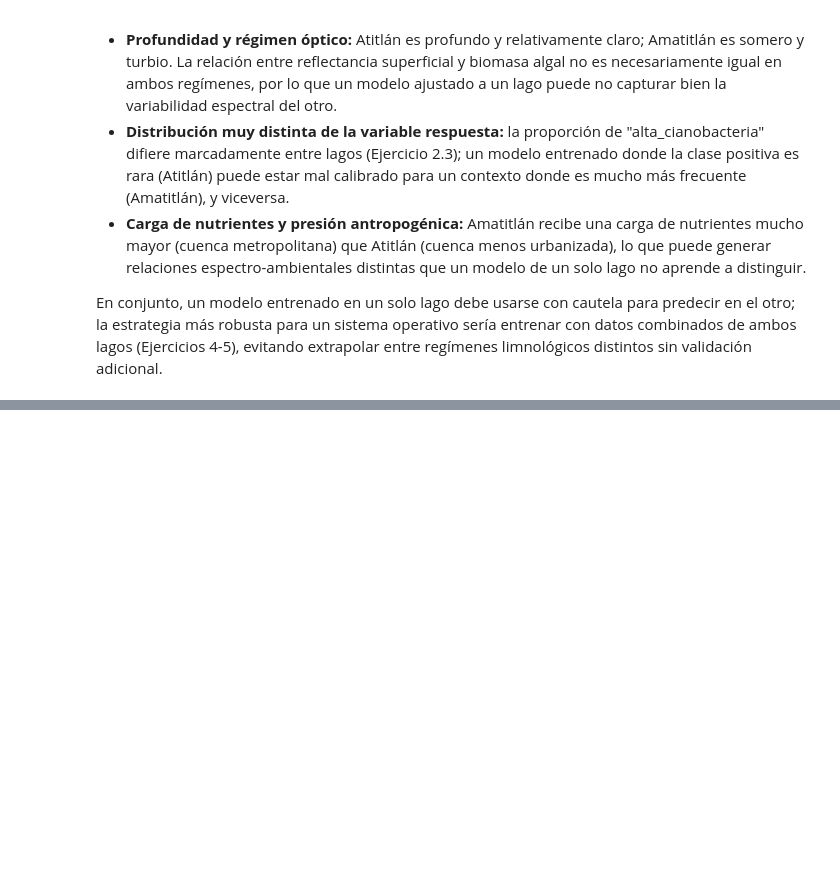
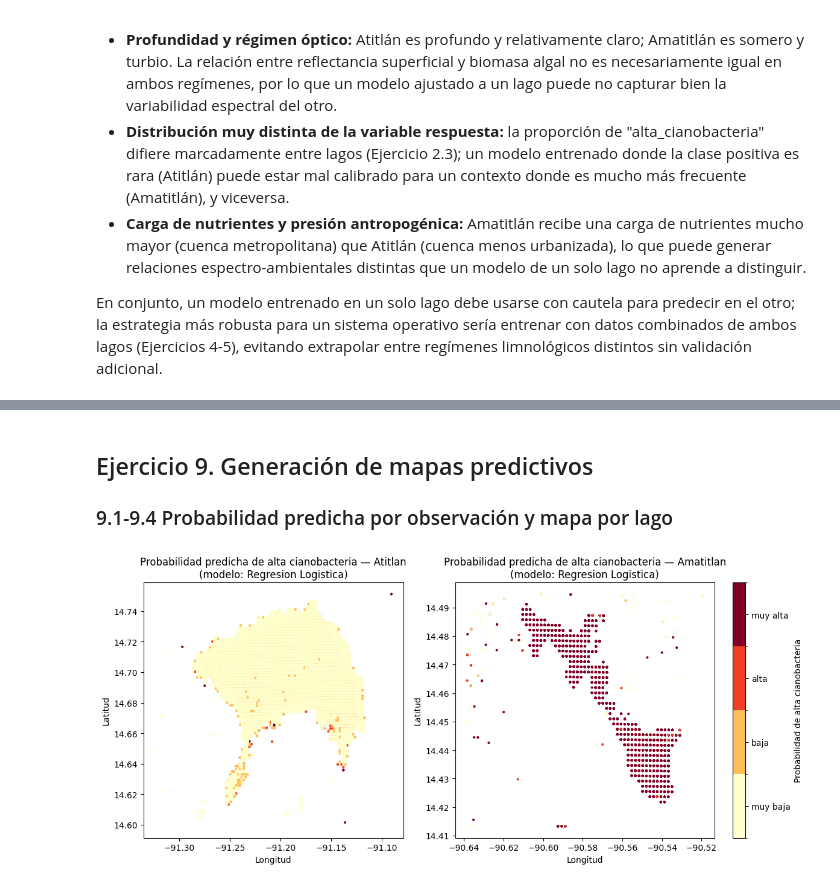
Before and after one commit to DavidDominguez-11/DS-Lab1, a Jupyter notebook: Laboratorio4_Parte2.ipynb, the cells around one changed output, grey strips where cells are left out. Saved outputs shown, nothing was run; the diff lists cells and outputs as text; code cells hidden in the pictures; blank space fills up the shorter version.

```diff
--- a/Laboratorio4_Parte2.ipynb
+++ b/Laboratorio4_Parte2.ipynb
@@ -1040,0 +1137,28 @@ En conjunto, un modelo entrenado en un solo lago debe usarse con cautela para pr
+# %% [markdown]
+## Ejercicio 9. Generación de mapas predictivos
+
+### 9.1-9.4 Probabilidad predicha por observación y mapa por lago
+# %%
+from matplotlib.colors import BoundaryNorm
+
+ml_dataset["proba_alta_cianobacteria"] = BEST_MODEL.predict_proba(ml_dataset[PREDICTOR_COLUMNS])[:, 1]
+
+PROB_BINS = [0.0, 0.25, 0.5, 0.75, 1.0]
+PROB_LABELS = ["muy baja", "baja", "alta", "muy alta"]
+prob_cmap = plt.get_cmap("YlOrRd", 4)
+prob_norm = BoundaryNorm(PROB_BINS, prob_cmap.N)
+
+fig, axes = plt.subplots(1, 2, figsize=(13, 5.5))
+for ax, lake_name in zip(axes, LAKES):
+    sub = ml_dataset[ml_dataset["lake"] == lake_name]
+    sc = ax.scatter(sub["lon"], sub["lat"], c=sub["proba_alta_cianobacteria"], cmap=prob_cmap, norm=prob_norm, s=4)
+    ax.set_title(f"Probabilidad predicha de alta cianobacteria — {lake_name}\n(modelo: {BEST_MODEL_NAME})")
+    ax.set_xlabel("Longitud")
+    ax.set_ylabel("Latitud")
+cbar = fig.colorbar(sc, ax=axes, ticks=[0.125, 0.375, 0.625, 0.875], fraction=0.03, pad=0.03)
+cbar.ax.set_yticklabels(PROB_LABELS)
+cbar.set_label("Probabilidad de alta cianobacteria")
+fig.savefig(OUT_DIR / "mapas_predictivos.png", dpi=150, bbox_inches="tight")
+plt.show()
+# %% [output]
+[figure, added]
```
Also changed, not shown: parts of 13 cells of this notebook.
